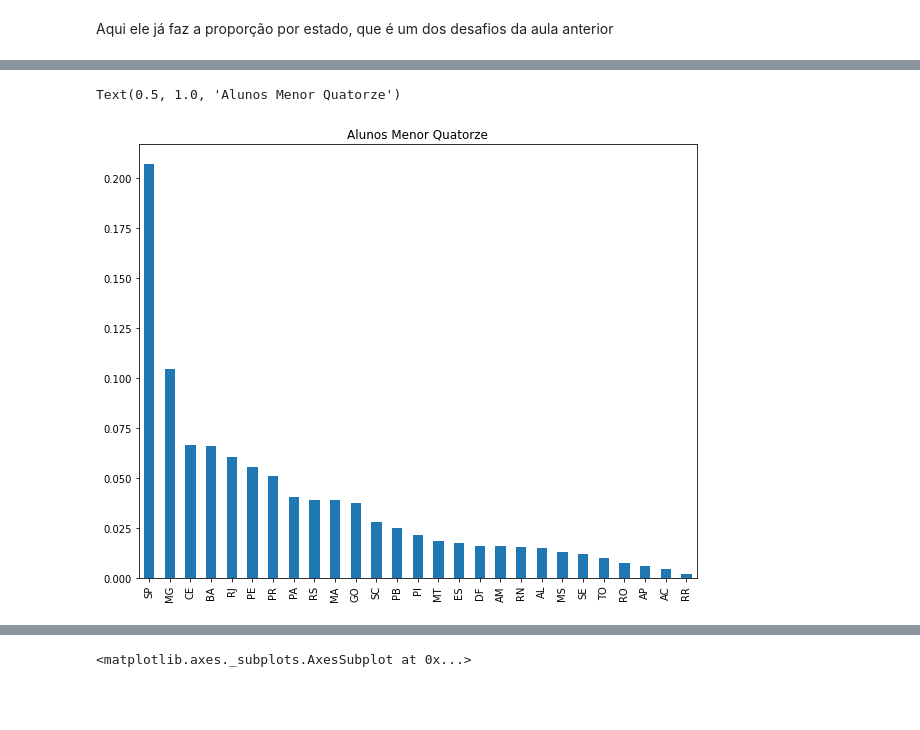
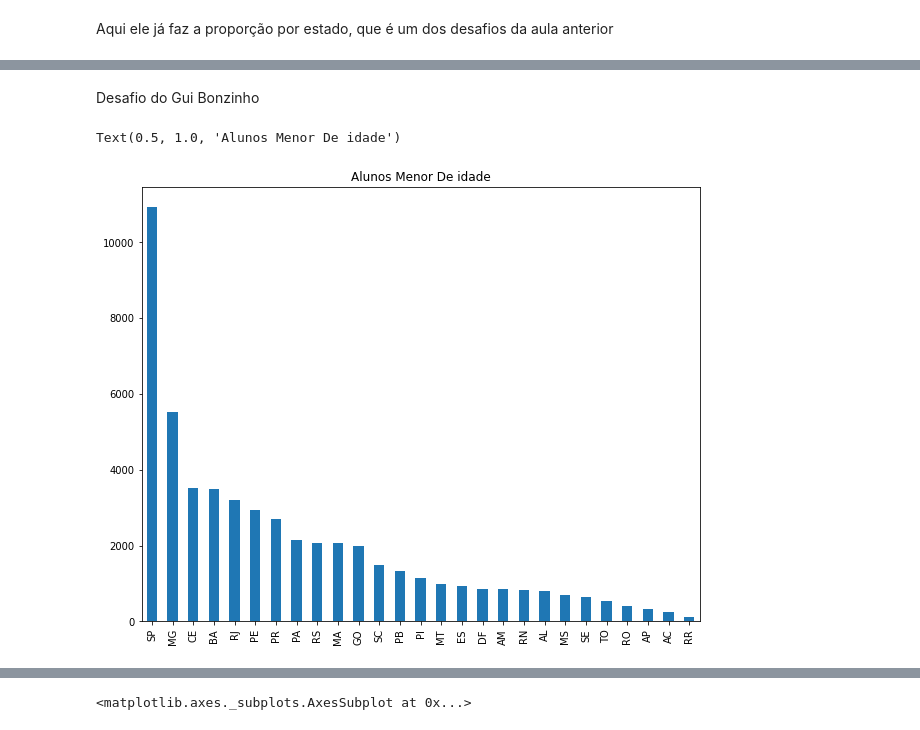
Before and after one commit to ThiagoA-Menezes/meusProjetos, a Jupyter notebook: Imersão_de_Dados_Alura.ipynb, the cells around one changed output, grey strips where cells are left out. Saved outputs shown, nothing was run; the diff lists cells and outputs as text; code cells hidden in the pictures; blank space fills up the shorter version.

```diff
--- a/Imersão_de_Dados_Alura.ipynb
+++ b/Imersão_de_Dados_Alura.ipynb
@@ -383,6 +383,8 @@ Text(0.5, 1.0, 'Alunos Menor Quatorze')
+# %% [markdown]
+Desafio do Gui Bonzinho
 # %%
 alunos_menor_quatorze = dados.query("NU_IDADE <= 18")
-alunos_menor_quatorze["SG_UF_RESIDENCIA"].value_counts(normalize = True).plot.bar(figsize = (10,8)).set_title("Alunos Menor Quatorze")
+alunos_menor_quatorze["SG_UF_RESIDENCIA"].value_counts().plot.bar(figsize = (10,8)).set_title("Alunos Menor De idade")
 # %% [output]
-Text(0.5, 1.0, 'Alunos Menor Quatorze')
+Text(0.5, 1.0, 'Alunos Menor De idade')
-[figure, old version]
+[figure, new version]
```
Also changed, not shown: parts of 19 cells of this notebook.
